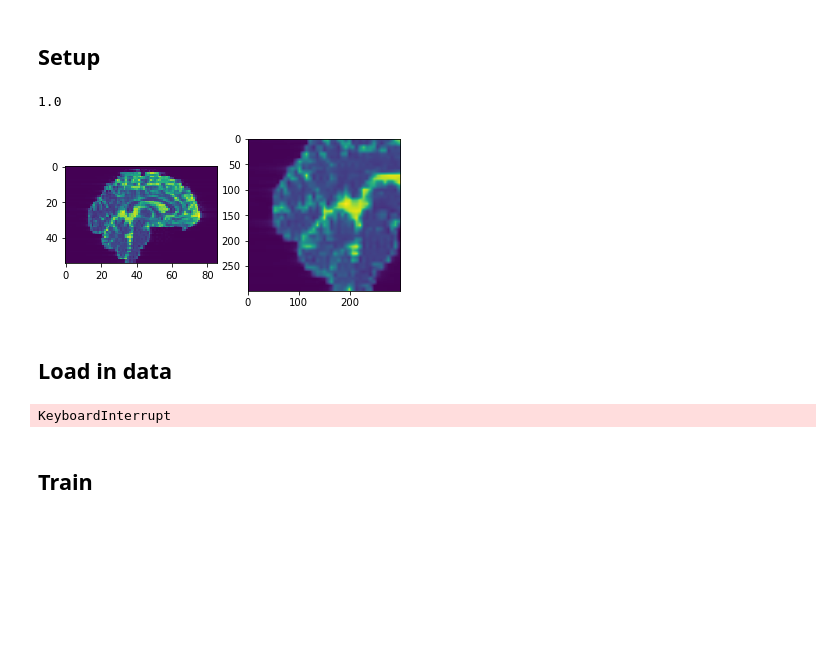
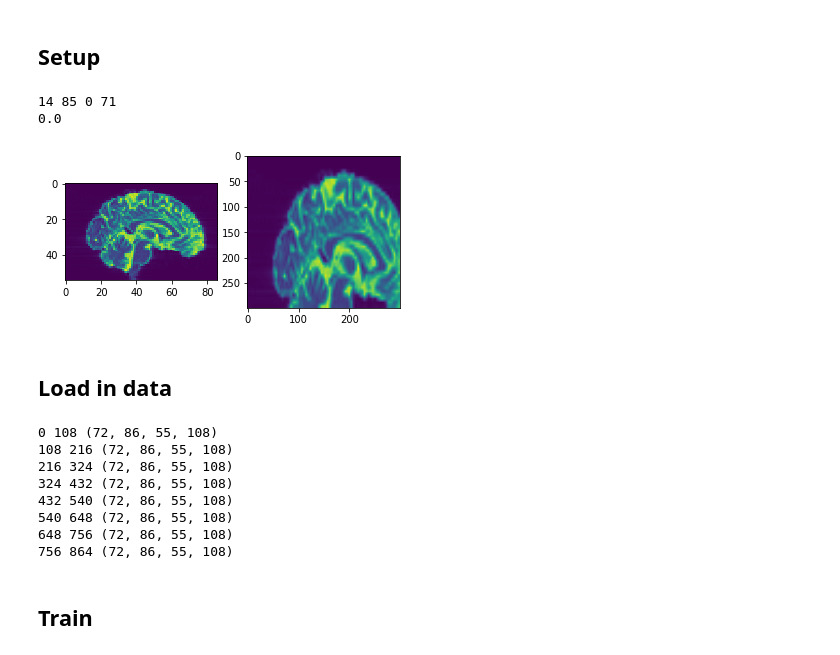
Before and after one commit to marksgraham/deep-qc, a Jupyter notebook: code/fit_cnn.ipynb, the cells around one changed output. Drawn from its saved outputs; the diff is of its cells as text; code cells hidden in the pictures; blank space fills up the shorter version.

Commit message:
Fixed data and croppings bugs, removed zooming

```diff
--- a/code/fit_cnn.ipynb
+++ b/code/fit_cnn.ipynb
@@ -22,17 +22,18 @@ def fetch_data(base_dir,num_subjects):
     y_subject = np.zeros(108)
     for subject_index, subject_number in enumerate(subject_list):
         data_path = os.path.join(base_dir,subject_number,'data.nii.gz')
-        if os.path.isfile(data_path):
-            data_header = nib.load(data_path)
-            X_subject = data_header.get_data()
-            for i in range(108):
-                motion = np.loadtxt(os.path.join(base_dir,subject_number,'motion/motion'+str(i)+'.txt'))
-                y_subject[i] = create_labels(motion)
-            start_index = counter*108
-            end_index = (counter+1)*108
-            X[start_index:end_index,:] = np.moveaxis(X_subject,3,0)
-            y[start_index:end_index] = y_subject
-            counter += 1
+        if counter < num_subjects:
+            if os.path.isfile(data_path):
+                data_header = nib.load(data_path)
+                X_subject = data_header.get_data()
+                for i in range(108):
+                    motion = np.loadtxt(os.path.join(base_dir,subject_number,'motion/motion'+str(i)+'.txt'))
+                    y_subject[i] = create_labels(motion)
+                start_index = counter*108
+                end_index = (counter+1)*108
+                X[start_index:end_index,:] = np.moveaxis(X_subject,3,0)
+                y[start_index:end_index] = y_subject
+                counter += 1
     return X,y
 
 def create_labels(motion, translation_threshold=1, rotation_threshold = 1):
@@ -142,19 +143,24 @@ def preprocess_data_planar(X,target_height=299,target_width=299,is_training=Fals
                 crop_vertically = image_ratio < target_image_ratio
                 crop_width = width if crop_vertically else int(height * target_image_ratio)
                 crop_height = int(width / target_image_ratio) if crop_vertically else height
+                #Decrease size of bounding box to stop indexing errors
+                crop_height -= 1
+                crop_width -= 1
 
                 # Now let's shrink this bounding box by a random factor (dividing the dimensions by a random number
                 # between 1.0 and 1.0 + `max_zoom`.
-                max_zoom = 0.8
-                resize_factor = np.random.rand() * max_zoom + 1.0
-                crop_width = int(crop_width / resize_factor)
-                crop_height = int(crop_height / resize_factor)
+                #max_zoom = 0.8
+                #resize_factor = np.random.rand() * max_zoom + 1.0
+                #crop_width = int(crop_width / resize_factor)
+                #crop_height = int(crop_height / resize_factor)
 
                 # Next, we can select a random location on the image for this bounding box.
                 x0 = np.random.randint(0, width - crop_width)
                 y0 = np.random.randint(0, height - crop_height)
+
                 x1 = x0 + crop_width
                 y1 = y0 + crop_height
+                print(x0,x1,y0,y1)
             else:
                 x0=0;y0=0;x1=width;y1=height
             for j in range(3):
@@ -184,15 +190,16 @@ def preprocess_data_planar(X,target_height=299,target_width=299,is_training=Fals
 # %%
 im =0
 plt.subplot(1,2,1)
 plt.imshow(np.rot90(X_train[im,36,:,:]));
-X_train_preprocessed = preprocess_data_planar(X_train[0:1,:,:,:],is_training=True,sample_more_slices=True,\
+X_train_preprocessed = preprocess_data_planar(X_train[0:1,:,:,:],is_training=True,sample_more_slices=False,\
                                               pad_images=False,crop_image=True)
 plt.subplot(1,2,2)
 plt.imshow(np.rot90(X_train_preprocessed[im,:,:,0])); plt.clim(-1,1)
 print(y_train[im])
 # %% [output]
-1.0
+14 85 0 71
+0.0
-[figure, old version]
+[figure, new version]
 # %% [markdown]
 ## Load in data
 # %%
@@ -208,4 +215,11 @@ X_train, X_test, y_train, y_test = train_test_split(X,y,stratify=y,random_state=
 #Clear memory
 del X,y
 # %% [output]
-KeyboardInterrupt
+0 108 (72, 86, 55, 108)
+108 216 (72, 86, 55, 108)
+216 324 (72, 86, 55, 108)
+324 432 (72, 86, 55, 108)
+432 540 (72, 86, 55, 108)
+540 648 (72, 86, 55, 108)
+648 756 (72, 86, 55, 108)
+756 864 (72, 86, 55, 108)
```
Also changed, not shown: parts of 3 cells of this notebook.
